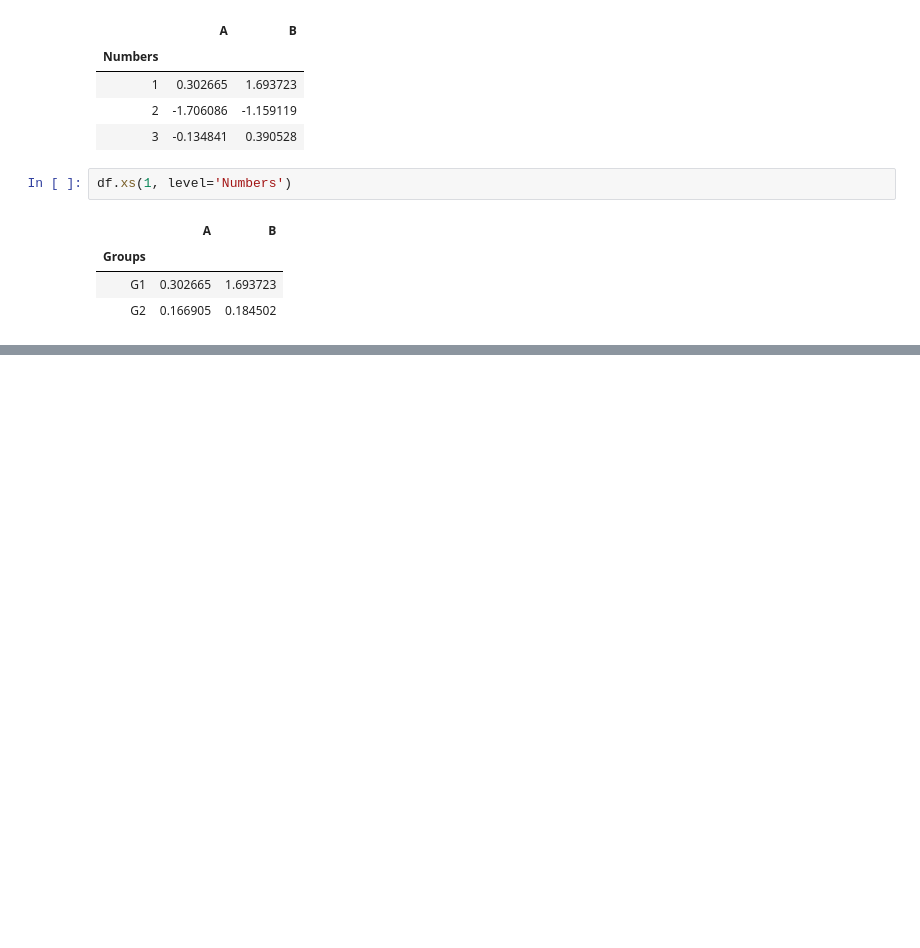
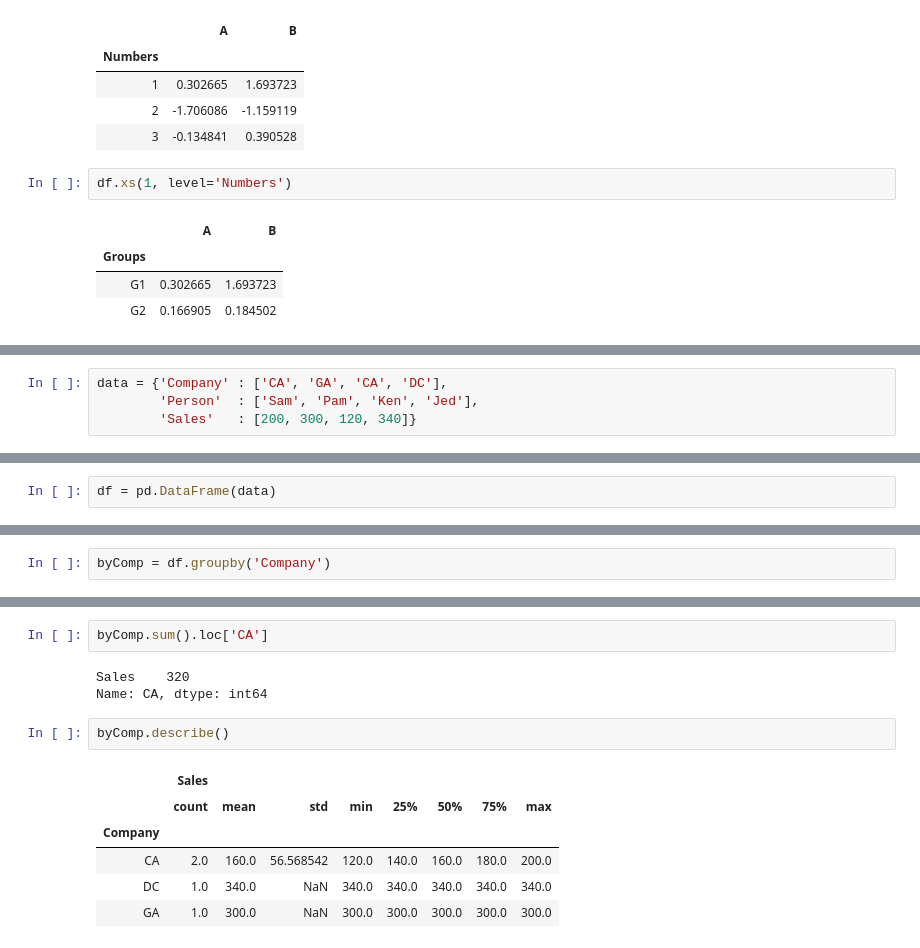
Before and after one commit to adichamoli/DataScience, a Jupyter notebook: Pandas/Dataframes.ipynb, the cells around one changed output, grey strips where cells are left out. Cells and saved outputs as stored; diff of their text form; blank space fills up the shorter version.

Commit message:
Data Science Project

```diff
--- a/Pandas/Dataframes.ipynb
+++ b/Pandas/Dataframes.ipynb
@@ -360,0 +412,4 @@ df.xs(1, level='Numbers')
+# %%
+data = {'Company' : ['CA', 'GA', 'CA', 'DC'],
+        'Person'  : ['Sam', 'Pam', 'Ken', 'Jed'],
+        'Sales'   : [200, 300, 120, 340]}
@@ -360,0 +422,2 @@ df.xs(1, level='Numbers')
+# %%
+df = pd.DataFrame(data)
@@ -360,0 +436,2 @@ df.xs(1, level='Numbers')
+# %%
+byComp = df.groupby('Company')
@@ -360,0 +454,14 @@ df.xs(1, level='Numbers')
+# %%
+byComp.sum().loc['CA']
+# %% [output]
+Sales    320
+Name: CA, dtype: int64
+# %%
+byComp.describe()
+# %% [output]
+|  | Sales |  |  |  |  |  |  |  |
+|  | count | mean | std | min | 25% | 50% | 75% | max |
+| Company |  |  |  |  |  |  |  |  |
+| CA | 2.0 | 160.0 | 56.568542 | 120.0 | 140.0 | 160.0 | 180.0 | 200.0 |
+| DC | 1.0 | 340.0 | NaN | 340.0 | 340.0 | 340.0 | 340.0 | 340.0 |
+| GA | 1.0 | 300.0 | NaN | 300.0 | 300.0 | 300.0 | 300.0 | 300.0 |
```
Also changed, not shown: parts of 17 cells of this notebook.
